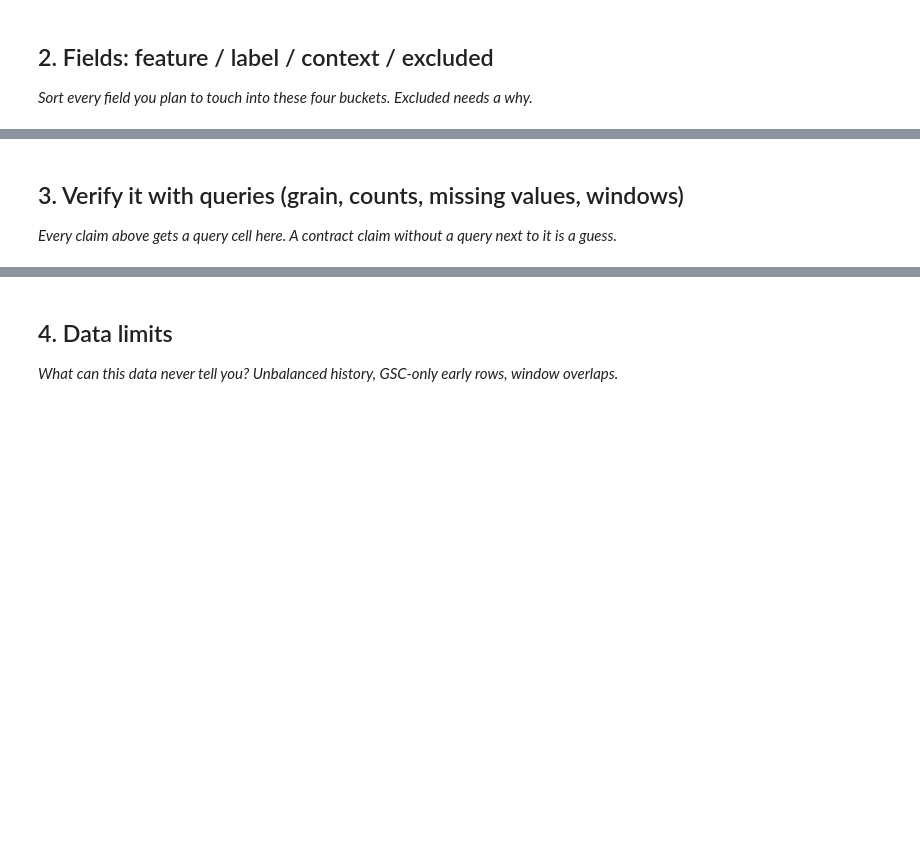
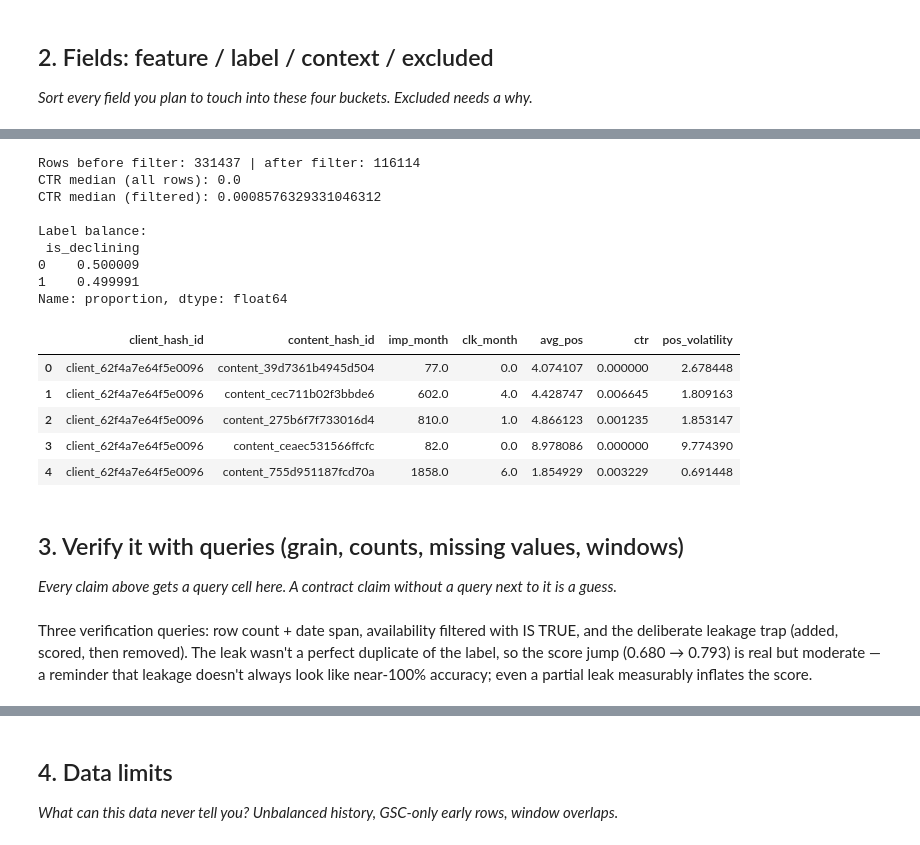
Before and after one commit to Pranajit04/Machine-Learning-Flyrank, a Jupyter notebook: work/notebooks/w03_data_contract.ipynb, the cells around one changed output, grey strips where cells are left out. Drawn from its saved outputs; the diff is of its cells as text; code cells hidden in the pictures; blank space fills up the shorter version.

```diff
--- a/work/notebooks/w03_data_contract.ipynb
+++ b/work/notebooks/w03_data_contract.ipynb
@@ -23,3 +74,43 @@ This skeleton is yours to fill. Work the sections **in order** — each one has
+# %%
+# This cell is for CODE (numbers, a query, a check).
+# Write your text answer in the cell ABOVE this one — typing sentences here breaks Run All.
+# Show fields actually pulled into each bucket
+features = con.sql(f"""
+    SELECT client_hash_id, content_hash_id,
+           SUM(gsc_impressions) AS imp_month,
+           SUM(gsc_clicks)      AS clk_month,
+           AVG(gsc_avg_position) AS avg_pos,
+           SUM(gsc_clicks) / NULLIF(SUM(gsc_impressions),0) AS ctr,
+           STDDEV(gsc_avg_position) AS pos_volatility
+    FROM {TABLES['fact_daily']}
+    WHERE report_date >= '2026-03-01' AND report_date < '2026-04-01'
+    GROUP BY 1,2
+""").df()
+
+features_clean = features[features['imp_month'] >= 50].copy()
+print("Rows before filter:", len(features), "| after filter:", len(features_clean))
+print("CTR median (all rows):", features['ctr'].median())
+print("CTR median (filtered):", features_clean['ctr'].median())
+
+features_clean['is_declining'] = (features_clean['ctr'] < features_clean['ctr'].median()).astype(int)
+print("\nLabel balance:\n", features_clean['is_declining'].value_counts(normalize=True))
+features.head()
+# %% [output]
+Rows before filter: 331437 | after filter: 116114
+CTR median (all rows): 0.0
+CTR median (filtered): 0.0008576329331046312
+
+Label balance:
+ is_declining
+0    0.500009
+1    0.499991
+Name: proportion, dtype: float64
+|  | client_hash_id | content_hash_id | imp_month | clk_month | avg_pos | ctr | pos_volatility |
+| 0 | client_62f4a7e64f5e0096 | content_39d7361b4945d504 | 77.0 | 0.0 | 4.074107 | 0.000000 | 2.678448 |
+| 1 | client_62f4a7e64f5e0096 | content_cec711b02f3bbde6 | 602.0 | 4.0 | 4.428747 | 0.006645 | 1.809163 |
+| 2 | client_62f4a7e64f5e0096 | content_275b6f7f733016d4 | 810.0 | 1.0 | 4.866123 | 0.001235 | 1.853147 |
+| 3 | client_62f4a7e64f5e0096 | content_ceaec531566ffcfc | 82.0 | 0.0 | 8.978086 | 0.000000 | 9.774390 |
+| 4 | client_62f4a7e64f5e0096 | content_755d951187fcd70a | 1858.0 | 6.0 | 1.854929 | 0.003229 | 0.691448 |
 # %% [markdown]
 ## 3. Verify it with queries (grain, counts, missing values, windows)
 
@@ -29,0 +118,6 @@ This skeleton is yours to fill. Work the sections **in order** — each one has
+# %% [markdown]
+Three verification queries: row count + date span, availability filtered
+with IS TRUE, and the deliberate leakage trap (added, scored, then removed).
+The leak wasn't a perfect duplicate of the label, so the score jump (0.680 →
+0.793) is real but moderate — a reminder that leakage doesn't always look
+like near-100% accuracy; even a partial leak measurably inflates the score.
```
Also changed, not shown: parts of 10 cells of this notebook.
